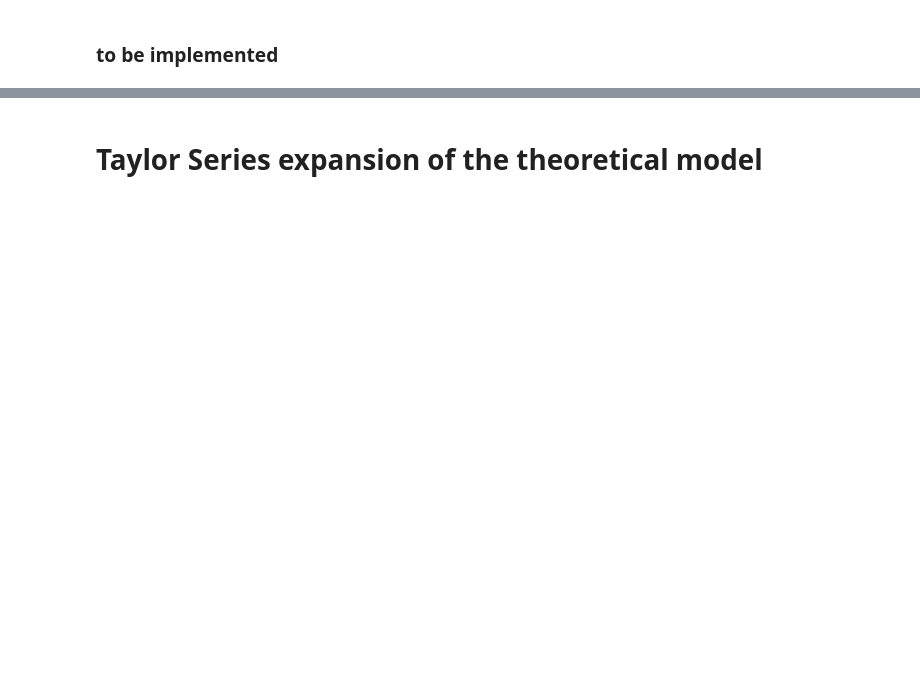
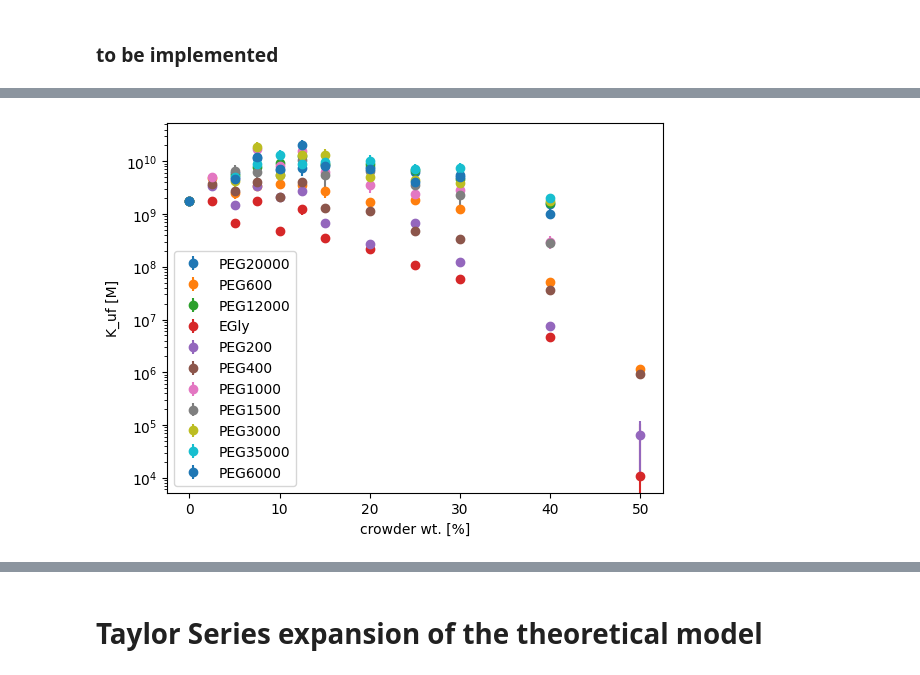
Before and after one commit to antonilis/molecular_crowding, a Jupyter notebook: plots.ipynb, the cells around one changed output, grey strips where cells are left out. Saved outputs shown, nothing was run; the diff lists cells and outputs as text; code cells hidden in the pictures; blank space fills up the shorter version.

```diff
--- a/plots.ipynb
+++ b/plots.ipynb
@@ -16,3 +16,29 @@ plt.style.use('science')
+# %%
+def plot_each_peg(dat, x_col, y_col):
+
+    for crowder in dat['crowder'].unique():
+
+        df = dat[dat['crowder'] == crowder]
+
+        x = df[x_col]
+        y = df[y_col]
+
+        if x.dtype == unc.core.AffineScalarFunc:
+            x = unp.nominal_values(x)
+
+        if y.dtype == unc.core.AffineScalarFunc:
+            y_nom = unp.nominal_values(y)
+            y_err = unp.std_devs(y)
+
+
+            plt.errorbar(x, y_nom, yerr=y_err, fmt='o', label=crowder)
+
+        else:
+            plt.plot(x, y, 'o', label=crowder)
+
+    plt.legend()
+    plt.xlabel(x_col)
+    plt.ylabel(y_col)
 # %%
 equillibrium_constans_path = 'source_data/MacromoleculeEquilibria_Crowding'
 complexation_data_path = 'source_data/IonCrowderComplexation/raw_data'
@@ -115,0 +126,4 @@ plt.xscale('log')
+# %%
+data = all_data.data
+
+data.columns
@@ -115,0 +157,5 @@ plt.xscale('log')
+# %%
+plot_each_peg(data, 'crowder wt. [%]', 'K_uf [M]')
+plt.yscale('log')
+# %% [output]
+[figure, added]
```
Also changed, not shown: parts of 112 cells of this notebook, 7 other files.
